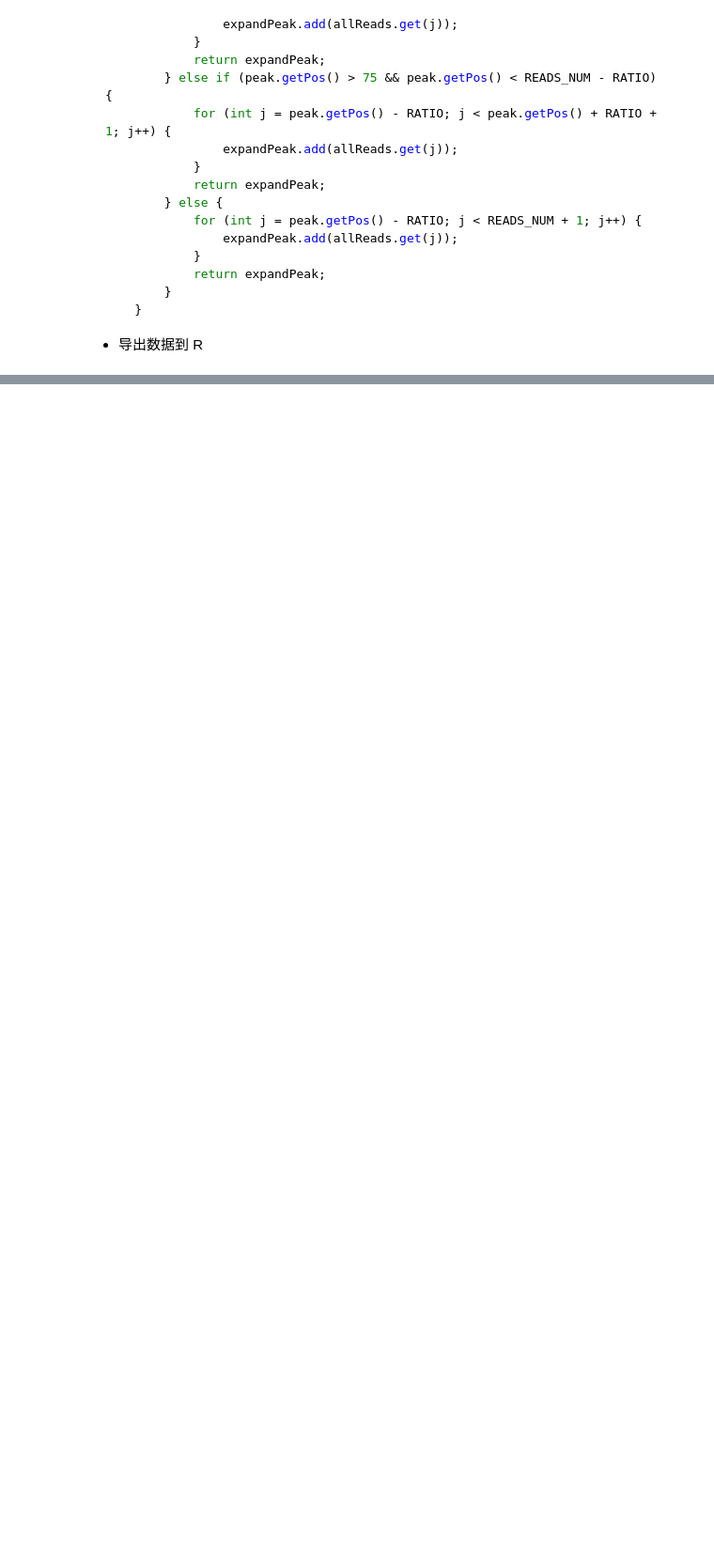
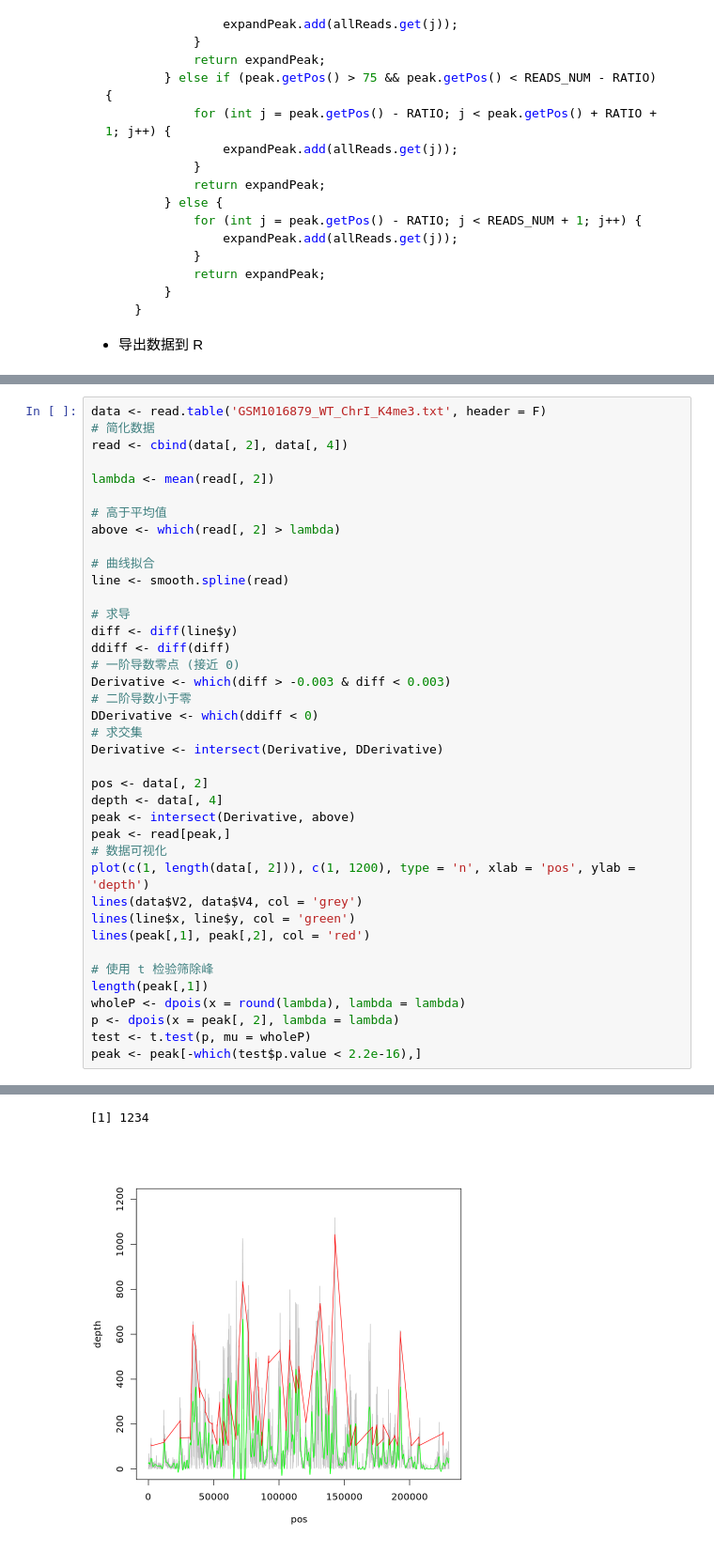
Before and after one commit to Bluuur/JupyterNotebooks, a Jupyter notebook: bioStaticsCourse/生物统计课程项目2.ipynb, the cells around one changed output, grey strips where cells are left out. Shown: that part at 94% size. Cells and saved outputs as stored; diff of their text form; blank space fills up the shorter version.

```diff
--- a/bioStaticsCourse/生物统计课程项目2.ipynb
+++ b/bioStaticsCourse/生物统计课程项目2.ipynb
@@ -176,0 +176,40 @@ sample estimates:
+# %%
+data <- read.table('GSM1016879_WT_ChrI_K4me3.txt', header = F)
+# 简化数据
+read <- cbind(data[, 2], data[, 4])
+
+lambda <- mean(read[, 2])
+
+# 高于平均值
+above <- which(read[, 2] > lambda)
+
+# 曲线拟合
+line <- smooth.spline(read)
+
+# 求导
+diff <- diff(line$y)
+ddiff <- diff(diff)
+# 一阶导数零点 (接近 0)
+Derivative <- which(diff > -0.003 & diff < 0.003)
+# 二阶导数小于零
+DDerivative <- which(ddiff < 0)
+# 求交集
+Derivative <- intersect(Derivative, DDerivative)
+
+pos <- data[, 2]
+depth <- data[, 4]
+peak <- intersect(Derivative, above)
+peak <- read[peak,]
+# 数据可视化
+plot(c(1, length(data[, 2])), c(1, 1200), type = 'n', xlab = 'pos', ylab = 'depth')
+lines(data$V2, data$V4, col = 'grey')
+lines(line$x, line$y, col = 'green')
+lines(peak[,1], peak[,2], col = 'red')
+
+# 使用 t 检验筛除峰
+length(peak[,1])
+wholeP <- dpois(x = round(lambda), lambda = lambda)
+p <- dpois(x = peak[, 2], lambda = lambda)
+test <- t.test(p, mu = wholeP)
+peak <- peak[-which(test$p.value < 2.2e-16),]
+# %% [output]
@@ -176,0 +217,2 @@ sample estimates:
+[1] 1234
+[figure, added]
```
Also changed, not shown: parts of 7 cells of this notebook, 3 other files.
